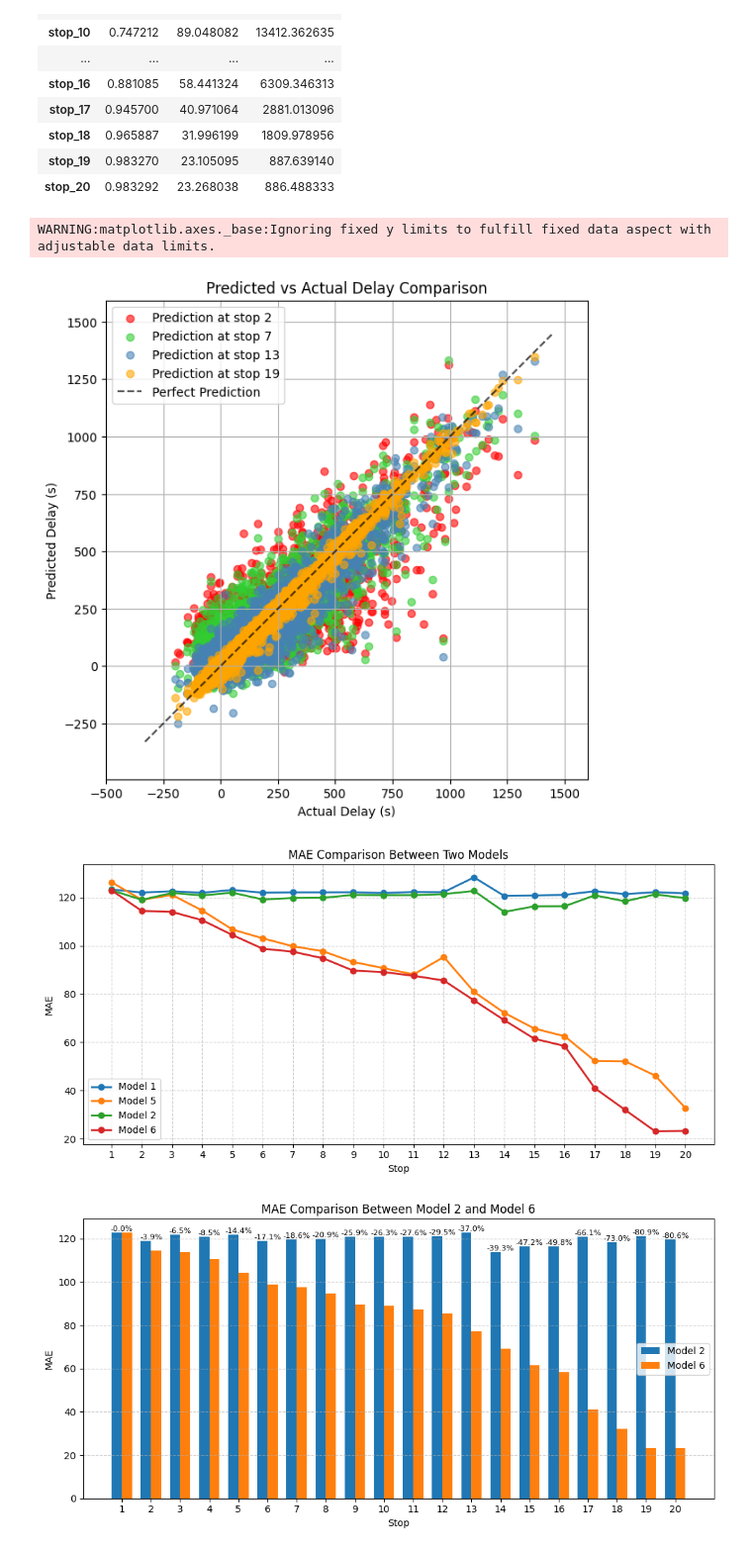
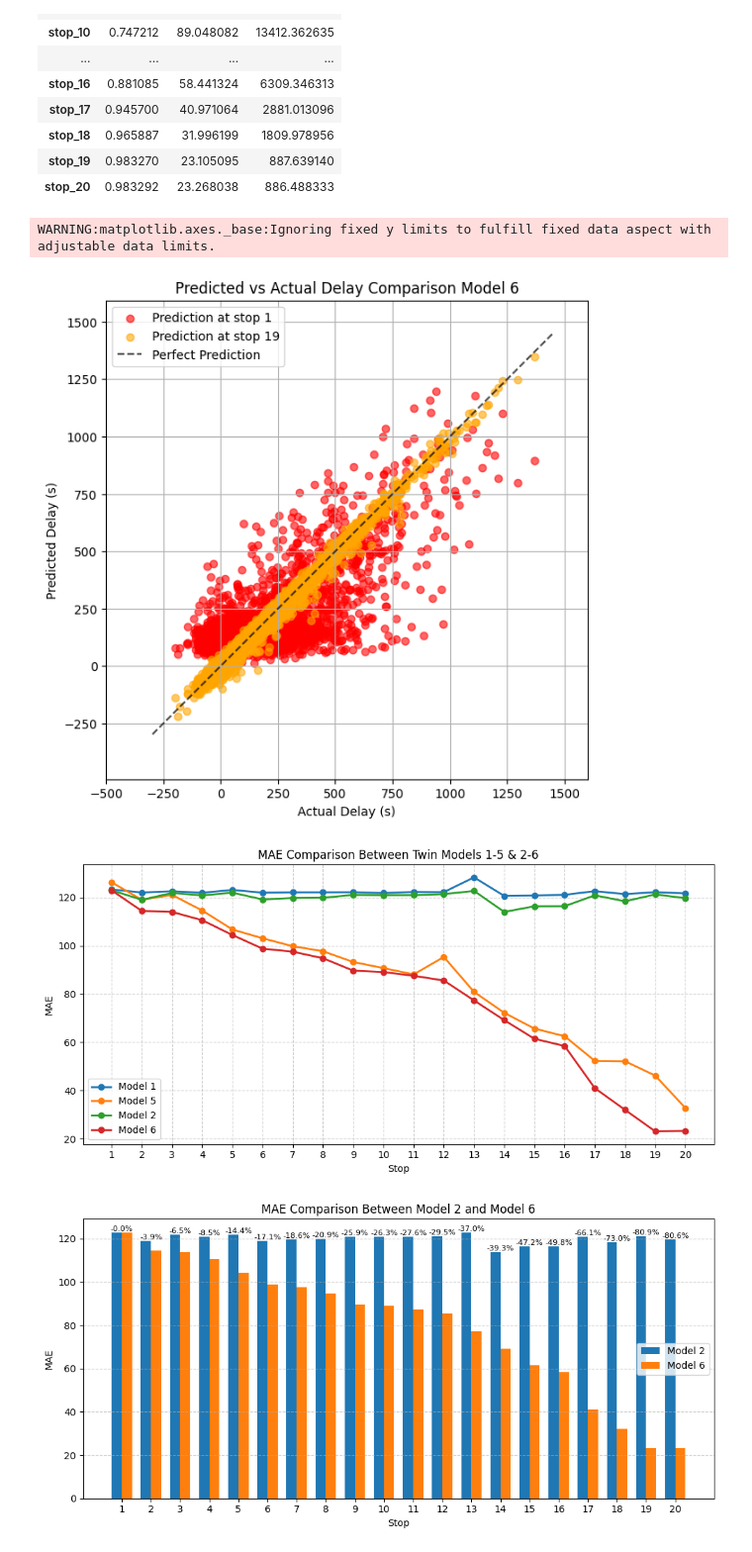
Before and after one commit to Gioalf/AH2179, a Jupyter notebook: project/AIprojectGioAlf.ipynb, the cells around one changed output. Shown at 99% size. Cells and saved outputs as stored; diff of their text form; code cells hidden in the pictures.

```diff
--- a/project/AIprojectGioAlf.ipynb
+++ b/project/AIprojectGioAlf.ipynb
@@ -1223,41 +1195,41 @@ import numpy as np
 plt.figure(figsize=(7,7))
 
 # Scatter 0
-plt.scatter(test_train6['stop_2']['y_test'], predictions6['stop_2'], alpha=0.6, label='Prediction at stop 2', color='red')
+plt.scatter(test_train6['stop_1']['y_test'], predictions6['stop_1'], alpha=0.6, label='Prediction at stop 1', color='red')
 
-# Scatter 1
-plt.scatter(test_train6['stop_7']['y_test'], predictions6['stop_7'], alpha=0.6, label='Prediction at stop 7', color='limegreen')
+# # Scatter 1
+# plt.scatter(test_train6['stop_7']['y_test'], predictions6['stop_7'], alpha=0.6, label='Prediction at stop 7', color='limegreen')
 
-# Scatter 2
-plt.scatter(test_train6['stop_13']['y_test'], predictions6['stop_14'], alpha=0.6, label='Prediction at stop 13', color='steelblue')
+# # Scatter 2
+# plt.scatter(test_train6['stop_13']['y_test'], predictions6['stop_14'], alpha=0.6, label='Prediction at stop 13', color='steelblue')
 
 # Scatter 3
 plt.scatter(test_train6['stop_19']['y_test'], predictions6['stop_19'], alpha=0.6, label='Prediction at stop 19', color='orange')
 
 
 # Diagonal line (perfect prediction)
 lims = [
     np.min([plt.xlim()[0], plt.ylim()[0]]),
     np.max([plt.xlim()[1], plt.ylim()[1]])
 ]
 plt.plot(lims, lims, 'k--', alpha=0.7, label='Perfect Prediction')
 
 # Labels, legend, limits
 plt.xlabel('Actual Delay (s)')
 plt.ylabel('Predicted Delay (s)')
-plt.title('Predicted vs Actual Delay Comparison')
+plt.title('Predicted vs Actual Delay Comparison Model 6')
 plt.legend()
 plt.grid(True)
 plt.axis('equal')
 
 # Limit axes
 plt.xlim(-500, 1600)
 plt.ylim(-500, 1600)
 
 plt.show()
 # %% [output]
 WARNING:matplotlib.axes._base:Ignoring fixed y limits to fulfill fixed data aspect with adjustable data limits.
-[figure, old version]
+[figure, new version]
 # %%
 import matplotlib.pyplot as plt
 
@@ -1277,13 +1249,13 @@ plt.plot(stops, mae6[:20], marker='o', label='Model 6', linewidth=2)
 plt.xticks(stops)
 plt.xlabel('Stop')
 plt.ylabel('MAE')
-plt.title('MAE Comparison Between Two Models')
+plt.title('MAE Comparison Between Twin Models 1-5 & 2-6')
 plt.legend()
 plt.grid(True, linestyle='--', alpha=0.6)
 plt.tight_layout()
 plt.show()
 # %% [output]
-[figure, old version]
+[figure, new version]
 # %%
 import matplotlib.pyplot as plt
 import numpy as np
```
Also changed, not shown: parts of 12 cells of this notebook.
